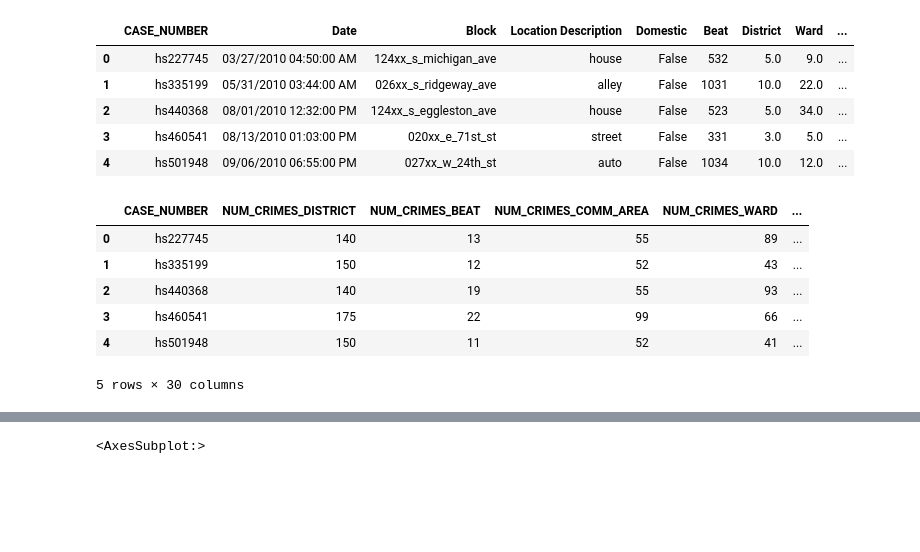
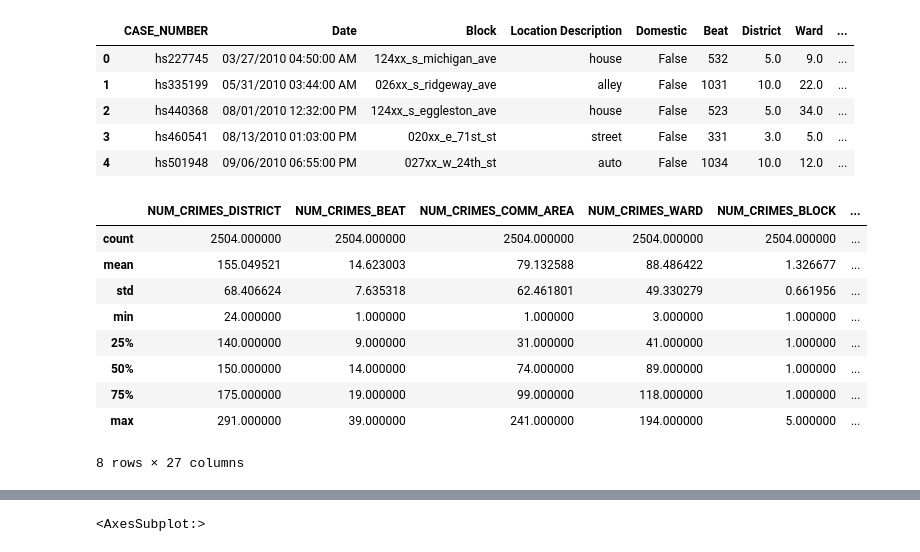
Before and after one commit to antoniomari/Ingegneria-della-conoscenza, a Jupyter notebook: source/Supervised nb.ipynb, the cells around one changed output, grey strips where cells are left out. Saved outputs shown, nothing was run; the diff lists cells and outputs as text; code cells hidden in the pictures; blank space fills up the shorter version.

```diff
--- a/source/Supervised nb.ipynb
+++ b/source/Supervised nb.ipynb
@@ -15,15 +15,18 @@ ds_original.head()
 | 3 | hs460541 | 08/13/2010 01:03:00 PM | 020xx_e_71st_st | street | False | 331 | 3.0 | 5.0 | ... |
 | 4 | hs501948 | 09/06/2010 06:55:00 PM | 027xx_w_24th_st | auto | False | 1034 | 10.0 | 12.0 | ... |
 # %%
-ds_new.head()
+ds_new.describe()
 # %% [output]
-|  | CASE_NUMBER | NUM_CRIMES_DISTRICT | NUM_CRIMES_BEAT | NUM_CRIMES_COMM_AREA | NUM_CRIMES_WARD | ... |
-| 0 | hs227745 | 140 | 13 | 55 | 89 | ... |
-| 1 | hs335199 | 150 | 12 | 52 | 43 | ... |
-| 2 | hs440368 | 140 | 19 | 55 | 93 | ... |
-| 3 | hs460541 | 175 | 22 | 99 | 66 | ... |
-| 4 | hs501948 | 150 | 11 | 52 | 41 | ... |
+|  | NUM_CRIMES_DISTRICT | NUM_CRIMES_BEAT | NUM_CRIMES_COMM_AREA | NUM_CRIMES_WARD | NUM_CRIMES_BLOCK | ... |
+| count | 2504.000000 | 2504.000000 | 2504.000000 | 2504.000000 | 2504.000000 | ... |
+| mean | 155.049521 | 14.623003 | 79.132588 | 88.486422 | 1.326677 | ... |
+| std | 68.406624 | 7.635318 | 62.461801 | 49.330279 | 0.661956 | ... |
+| min | 24.000000 | 1.000000 | 1.000000 | 3.000000 | 1.000000 | ... |
+| 25% | 140.000000 | 9.000000 | 31.000000 | 41.000000 | 1.000000 | ... |
+| 50% | 150.000000 | 14.000000 | 74.000000 | 89.000000 | 1.000000 | ... |
+| 75% | 175.000000 | 19.000000 | 99.000000 | 118.000000 | 1.000000 | ... |
+| max | 291.000000 | 39.000000 | 241.000000 | 194.000000 | 5.000000 | ... |
-5 rows × 30 columns
+8 rows × 27 columns
 # %%
 sns.heatmap(ds_new.corr().iloc[0:10, 0:10], annot=True)
 # %% [output]
```
Also changed, not shown: parts of 4 cells of this notebook, 3 other files.
